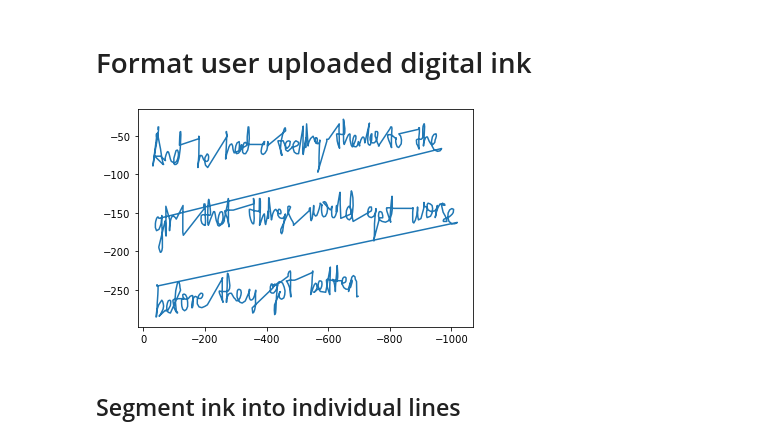
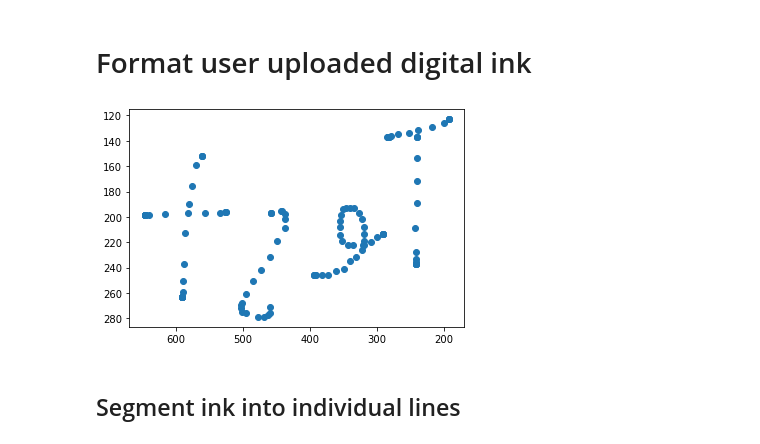
Before and after one commit to CustardTart32/digital-pen-backend, a Jupyter notebook: xml_parser/notebooks/format_ink.ipynb, the cells around one changed output. Drawn from its saved outputs; the diff is of its cells as text; code cells hidden in the pictures.

```diff
--- a/xml_parser/notebooks/format_ink.ipynb
+++ b/xml_parser/notebooks/format_ink.ipynb
@@ -8,14 +8,15 @@ import matplotlib.pyplot as plt
 from sklearn.preprocessing import normalize, StandardScaler
 from sklearn.cluster import DBSCAN
 # %%
-with open("../data/uploaded_ink/856MbTpdBuJtUqfMC1az.json") as f:
+with open("../data/uploaded_ink/ii0oeGOKNjVN4m2CCXgn.json") as f:
     ink = json.load(f)
 # %%
-plt.plot(ink["x"], ink["y"])
-plt.gca().invert_xaxis()
+plt.scatter(ink["x"], ink["y"])
+# plt.gca().invert_xaxis()
+plt.gca().invert_yaxis()
 plt.show()
 # %% [output]
-[figure, old version]
+[figure, new version]
 # %% [markdown]
 ## Segment ink into individual lines
 # %%
```
Also changed, not shown: 4 other files.
